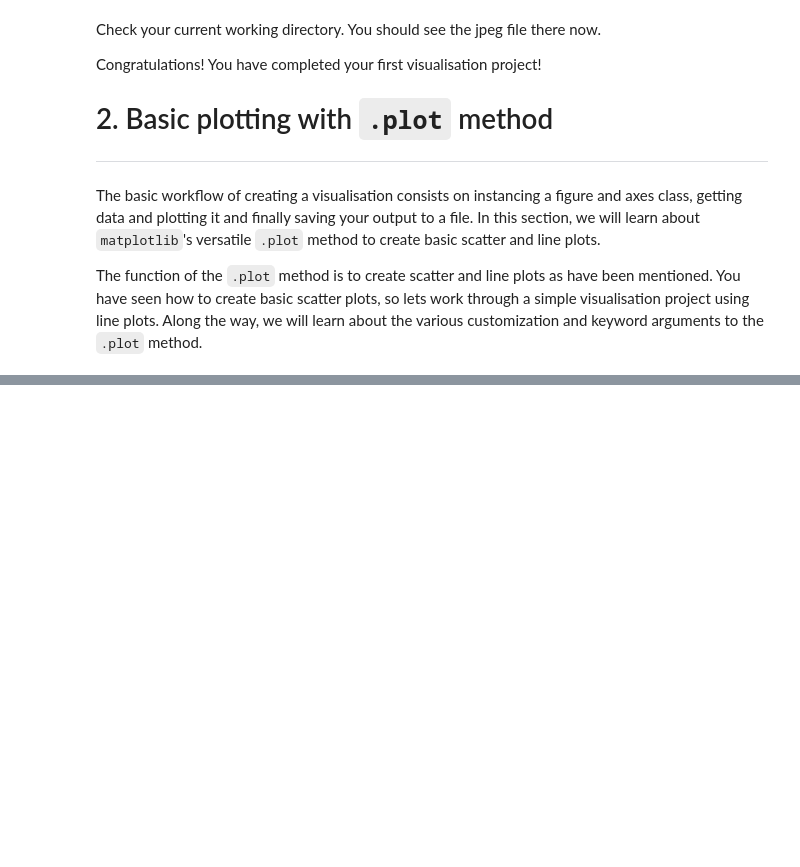
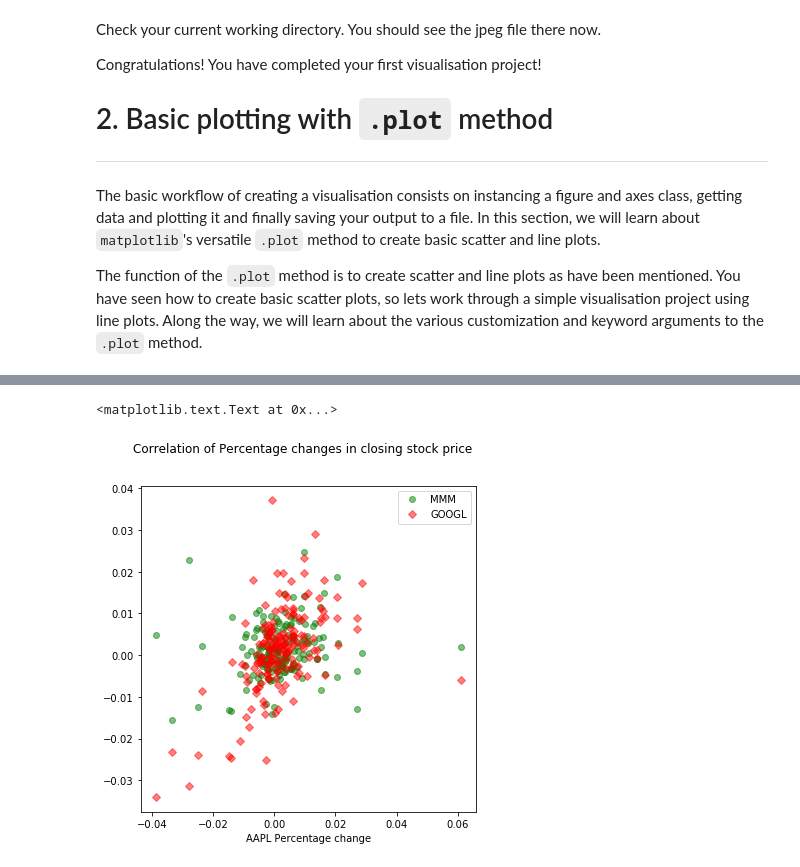
Before and after one commit to uliang/First-steps-with-the-Python-language, a Jupyter notebook: Unit3_1.ipynb, the cells around one changed output, grey strips where cells are left out. Saved outputs shown, nothing was run; the diff lists cells and outputs as text; code cells hidden in the pictures; blank space fills up the shorter version.

```diff
--- a/Unit3_1.ipynb
+++ b/Unit3_1.ipynb
@@ -93,0 +124,12 @@ The function of the `.plot` method is to create scatter and line plots as have b
+# %%
+fig3, ax3 = plt.subplots(figsize=(6,6))
+
+marker = ["go", "rD"]
+for mark, ticker in zip(marker, tickers[1:]):
+    ax3.plot(closing_pct_change["AAPL"], closing_pct_change[ticker], mark, label=ticker, alpha=0.5)
+    ax3.set_xlabel("AAPL Percentage change")
+plt.legend(loc="best")
+fig3.suptitle("Correlation of Percentage changes in closing stock price")
+# %% [output]
+<matplotlib.text.Text at 0x...>
+[figure, added]
```
Also changed, not shown: parts of 4 cells of this notebook.
